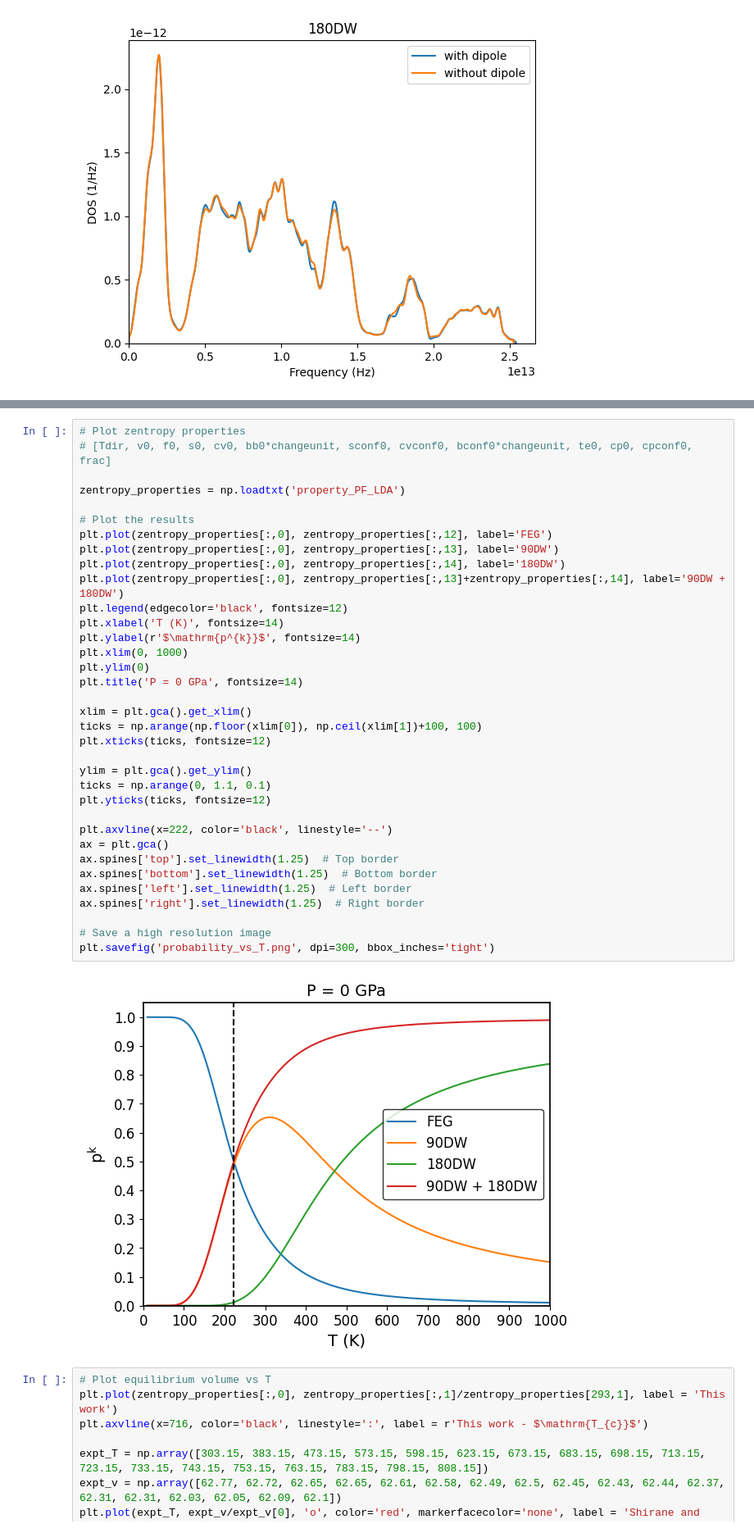
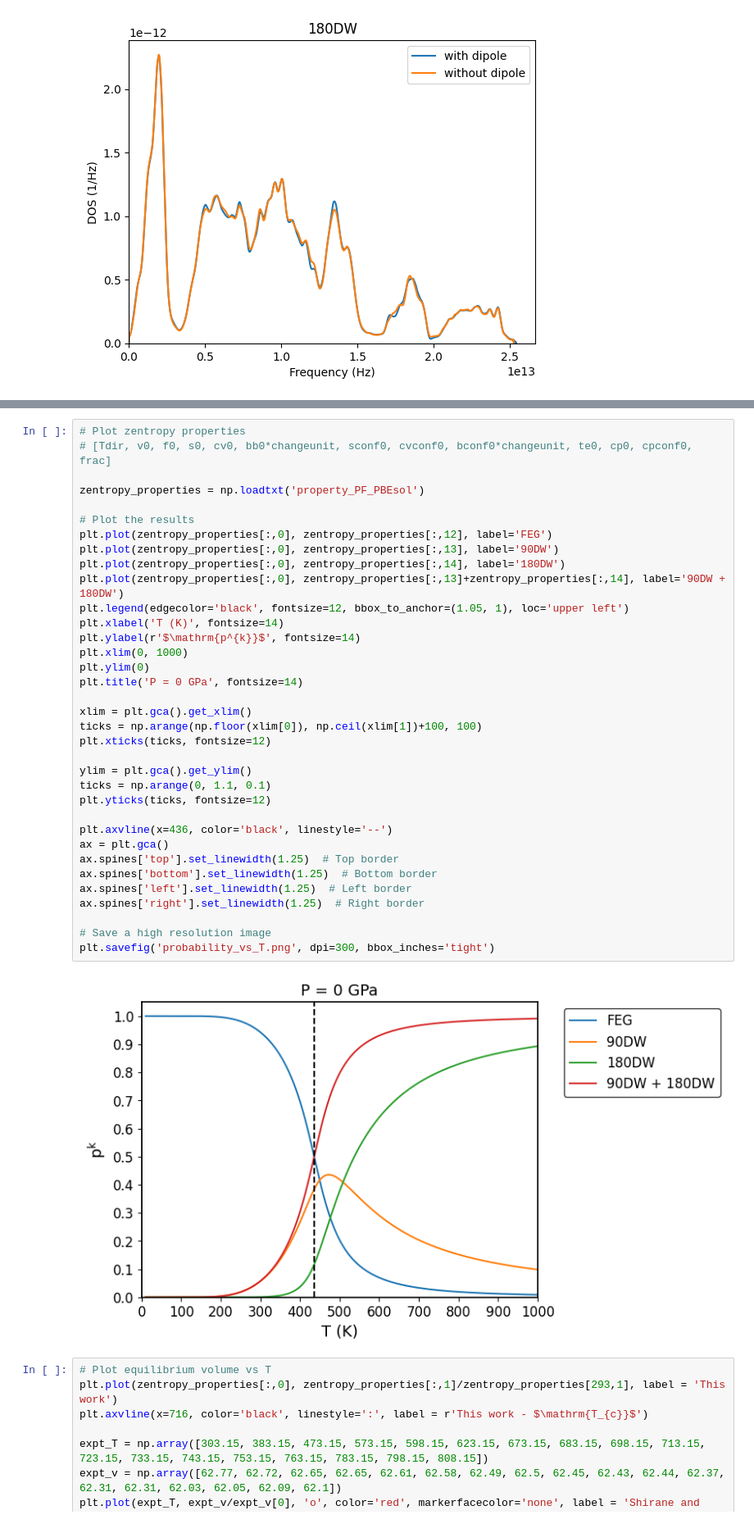
Before and after one commit to nhew1994/PyZentropy, a Jupyter notebook: plot_phonon_dos.ipynb, the cells around one changed output, grey strips where cells are left out. Shown at 82% size. Saved outputs shown, nothing was run; the diff lists cells and outputs as text.

```diff
--- a/plot_phonon_dos.ipynb
+++ b/plot_phonon_dos.ipynb
@@ -191,39 +191,39 @@ plt.savefig('Vc_vs_T.png', dpi=300, bbox_inches='tight')
 # Plot zentropy properties
 # [Tdir, v0, f0, s0, cv0, bb0*changeunit, sconf0, cvconf0, bconf0*changeunit, te0, cp0, cpconf0, frac]
 
-zentropy_properties = np.loadtxt('property_PF_LDA')
+zentropy_properties = np.loadtxt('property_PF_PBEsol')
 
 # Plot the results
 plt.plot(zentropy_properties[:,0], zentropy_properties[:,12], label='FEG')
 plt.plot(zentropy_properties[:,0], zentropy_properties[:,13], label='90DW')
 plt.plot(zentropy_properties[:,0], zentropy_properties[:,14], label='180DW')
 plt.plot(zentropy_properties[:,0], zentropy_properties[:,13]+zentropy_properties[:,14], label='90DW + 180DW')
-plt.legend(edgecolor='black', fontsize=12)
+plt.legend(edgecolor='black', fontsize=12, bbox_to_anchor=(1.05, 1), loc='upper left')
 plt.xlabel('T (K)', fontsize=14)
 plt.ylabel(r'$\mathrm{p^{k}}$', fontsize=14)
 plt.xlim(0, 1000)
 plt.ylim(0)
 plt.title('P = 0 GPa', fontsize=14)
 
 xlim = plt.gca().get_xlim()
 ticks = np.arange(np.floor(xlim[0]), np.ceil(xlim[1])+100, 100)
 plt.xticks(ticks, fontsize=12)
 
 ylim = plt.gca().get_ylim()
 ticks = np.arange(0, 1.1, 0.1)
 plt.yticks(ticks, fontsize=12)
 
-plt.axvline(x=222, color='black', linestyle='--')
+plt.axvline(x=436, color='black', linestyle='--')
 ax = plt.gca()
 ax.spines['top'].set_linewidth(1.25)  # Top border
 ax.spines['bottom'].set_linewidth(1.25)  # Bottom border
 ax.spines['left'].set_linewidth(1.25)  # Left border
 ax.spines['right'].set_linewidth(1.25)  # Right border
 
 # Save a high resolution image
 plt.savefig('probability_vs_T.png', dpi=300, bbox_inches='tight')
 # %% [output]
-[figure, old version]
+[figure, new version]
 # %%
 # Plot equilibrium volume vs T
 plt.plot(zentropy_properties[:,0], zentropy_properties[:,1]/zentropy_properties[293,1], label = 'This work')
```
Also changed, not shown: parts of 3 cells of this notebook, 22 other files.
